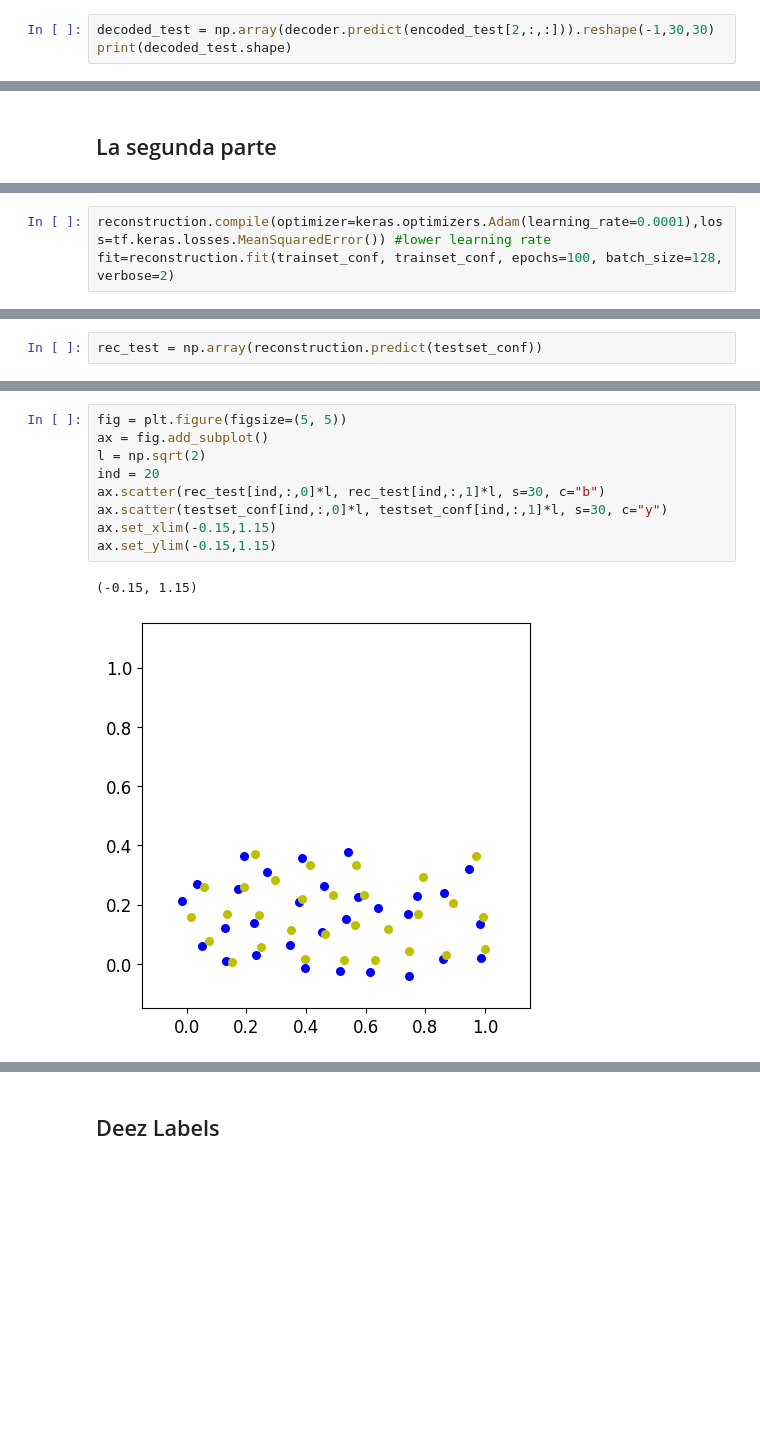
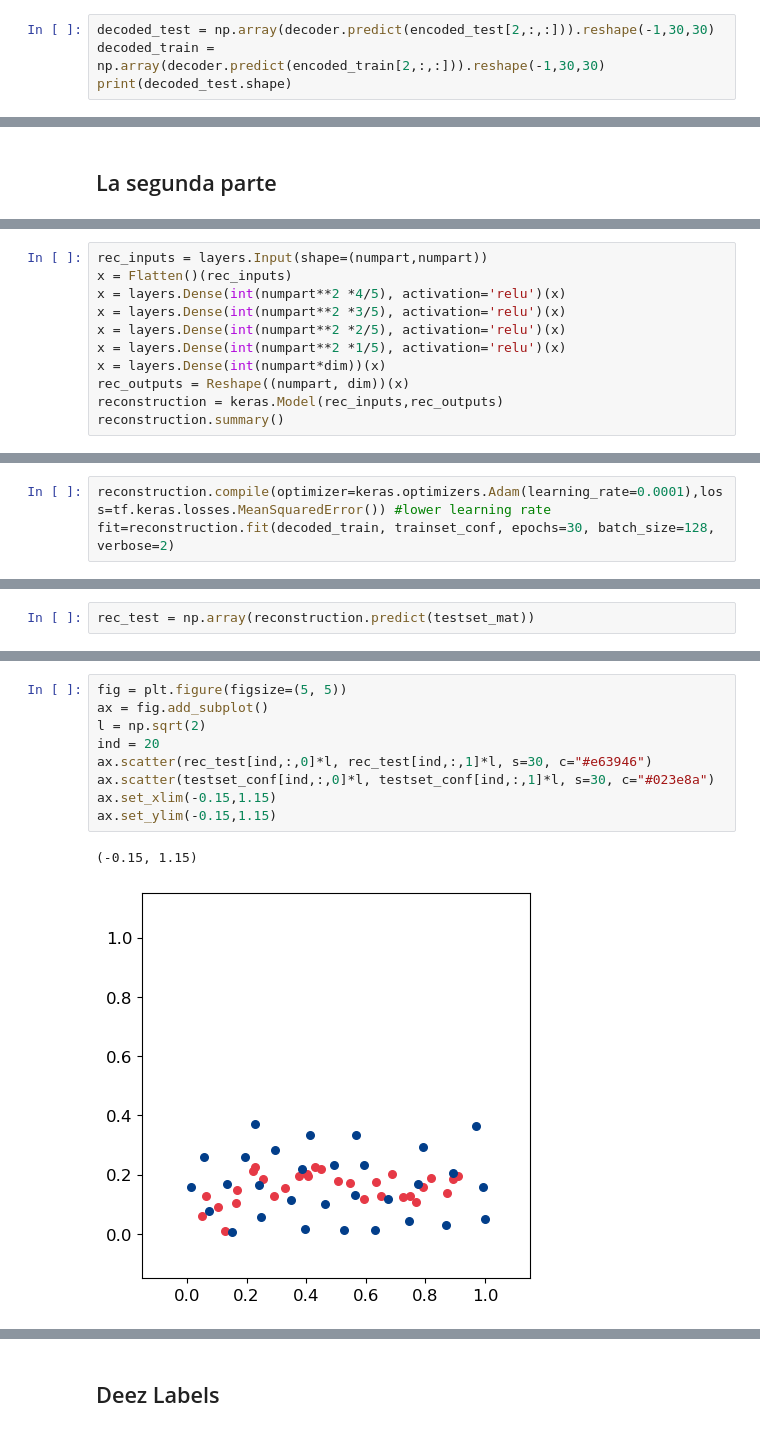
Before and after one commit to group9ine/variational-autoencoders, a Jupyter notebook: JuFBuCMNN.ipynb, the cells around one changed output, grey strips where cells are left out. Saved outputs shown, nothing was run; the diff lists cells and outputs as text; blank space fills up the shorter version.

```diff
--- a/JuFBuCMNN.ipynb
+++ b/JuFBuCMNN.ipynb
@@ -379,5 +387,6 @@ sns.jointplot(x="x", y="y", data=df);
 We can now use the data to decode
 # %%
 decoded_test = np.array(decoder.predict(encoded_test[2,:,:])).reshape(-1,30,30)
+decoded_train = np.array(decoder.predict(encoded_train[2,:,:])).reshape(-1,30,30)
 print(decoded_test.shape)
 # %% [output]
@@ -446,3 +456,14 @@ Total params: 1,351,680
 Trainable params: 1,351,680
 Non-trainable params: 0
 _________________________________________________________________
+# %%
+rec_inputs = layers.Input(shape=(numpart,numpart))
+x = Flatten()(rec_inputs)
+x = layers.Dense(int(numpart**2 *4/5), activation='relu')(x)
+x = layers.Dense(int(numpart**2 *3/5), activation='relu')(x)
+x = layers.Dense(int(numpart**2 *2/5), activation='relu')(x)
+x = layers.Dense(int(numpart**2 *1/5), activation='relu')(x)
+x = layers.Dense(int(numpart*dim))(x)
+rec_outputs = Reshape((numpart, dim))(x)
+reconstruction = keras.Model(rec_inputs,rec_outputs)
+reconstruction.summary()
@@ -449,4 +488,4 @@ _________________________________________________________________
 # %%
 reconstruction.compile(optimizer=keras.optimizers.Adam(learning_rate=0.0001),loss=tf.keras.losses.MeanSquaredError()) #lower learning rate
-fit=reconstruction.fit(trainset_conf, trainset_conf, epochs=100, batch_size=128, verbose=2)
+fit=reconstruction.fit(decoded_train, trainset_conf, epochs=30, batch_size=128, verbose=2)
 # %% [output]
@@ -470,3 +509,3 @@ Epoch 100/100
 # %%
-rec_test = np.array(reconstruction.predict(testset_conf))
+rec_test = np.array(reconstruction.predict(testset_mat))
 # %% [output]
@@ -495,15 +534,15 @@ print(rec_test[1])
 # %%
 fig = plt.figure(figsize=(5, 5))
 ax = fig.add_subplot()
 l = np.sqrt(2)
 ind = 20
-ax.scatter(rec_test[ind,:,0]*l, rec_test[ind,:,1]*l, s=30, c="b")
-ax.scatter(testset_conf[ind,:,0]*l, testset_conf[ind,:,1]*l, s=30, c="y")
+ax.scatter(rec_test[ind,:,0]*l, rec_test[ind,:,1]*l, s=30, c="#e63946")
+ax.scatter(testset_conf[ind,:,0]*l, testset_conf[ind,:,1]*l, s=30, c="#023e8a")
 ax.set_xlim(-0.15,1.15)
 ax.set_ylim(-0.15,1.15)
 # %% [output]
 (-0.15, 1.15)
-[figure, old version]
+[figure, new version]
 # %%
 from matplotlib.animation import FuncAnimation
 
```
Also changed, not shown: parts of 18 cells of this notebook.
